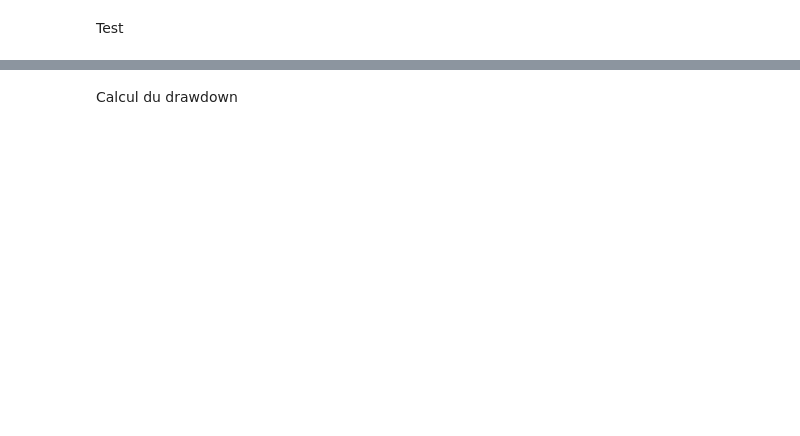
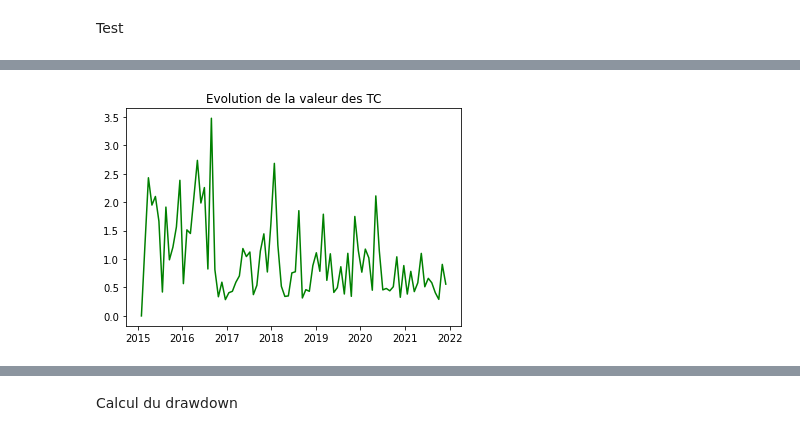
Before and after one commit to Armand-Morin/Portfolio_Optimization_Volga-Technologies, a Jupyter notebook: Tests_Malo.ipynb, the cells around one changed output, grey strips where cells are left out. Drawn from its saved outputs; the diff is of its cells as text; code cells hidden in the pictures; blank space fills up the shorter version.

```diff
--- a/Tests_Malo.ipynb
+++ b/Tests_Malo.ipynb
@@ -292,7 +408,8 @@ plt.show()
 # %%
-plt.plot(TCs,'g', label="cas de base")
-#plt.plot([TCs[i] for i in range(len(TCs))],'g', label="cas de base")
-plt.legend()
+plt.plot(L,TCs,'g')
 plt.title("Evolution de la valeur des TC")
+#plt.yscale("log")
 plt.show()
+# %% [output]
+[figure, added]
 # %%
```
Also changed, not shown: parts of 22 cells of this notebook.
